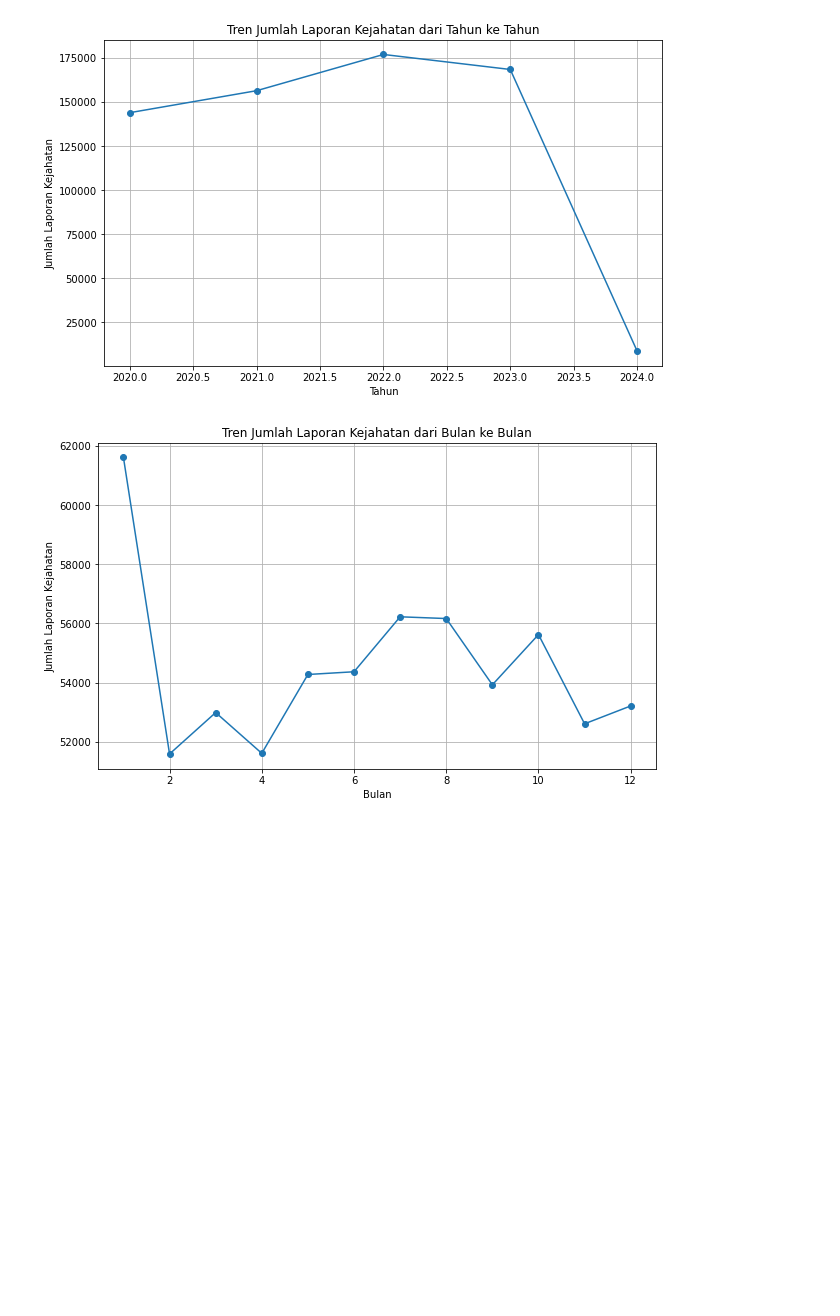
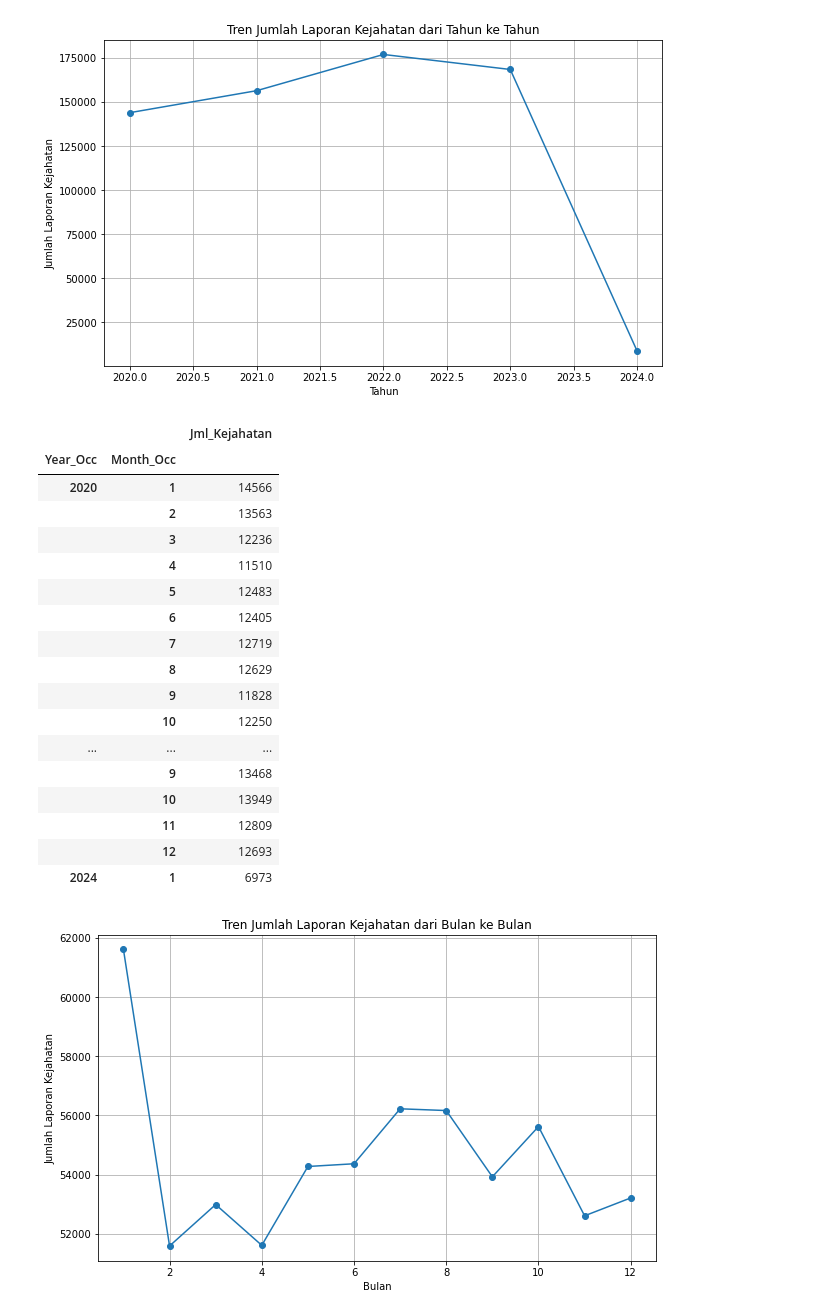
Before and after one commit to RIFF7/capstone-project, a Jupyter notebook: capstone_project.ipynb, the cells around one changed output. Drawn from its saved outputs; the diff is of its cells as text; code cells hidden in the pictures; blank space fills up the shorter version.

```diff
--- a/capstone_project.ipynb
+++ b/capstone_project.ipynb
@@ -1161,3 +1164,27 @@ plt.grid(True)
 plt.show()
 # %% [output]
 [figure]
+# %%
+# Ekstak data yearly_report_count
+view_frame_year = pd.DataFrame(yearly_report_count)
+view_frame_year = view_frame_year.rename(columns={0: 'Jml_Kejahatan'})
+view_frame_year
+# %% [output]
+|  |  | Jml_Kejahatan |
+| Year_Occ | Month_Occ |  |
+| 2020 | 1 | 14566 |
+|  | 2 | 13563 |
+|  | 3 | 12236 |
+|  | 4 | 11510 |
+|  | 5 | 12483 |
+|  | 6 | 12405 |
+|  | 7 | 12719 |
+|  | 8 | 12629 |
+|  | 9 | 11828 |
+|  | 10 | 12250 |
+| ... | ... | ... |
+|  | 9 | 13468 |
+|  | 10 | 13949 |
+|  | 11 | 12809 |
+|  | 12 | 12693 |
+| 2024 | 1 | 6973 |
```
Also changed, not shown: parts of 4 cells of this notebook, 6 other files.
